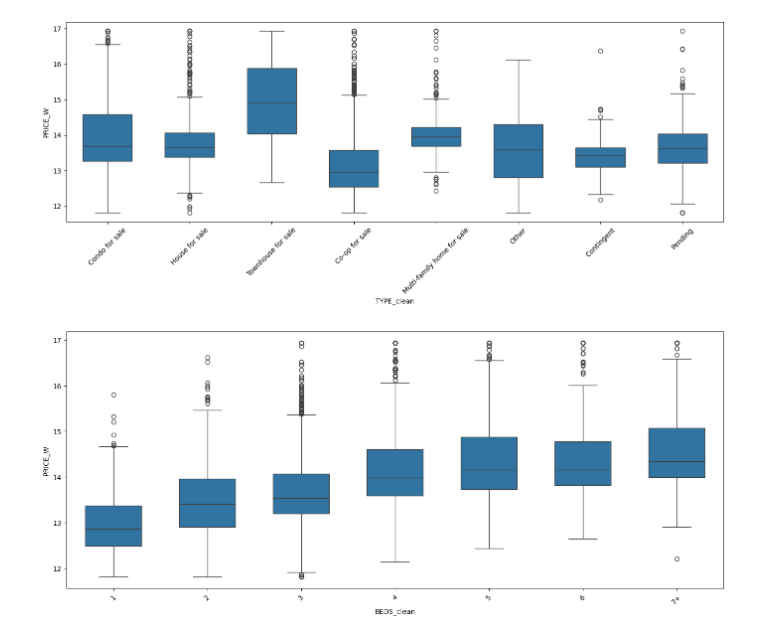
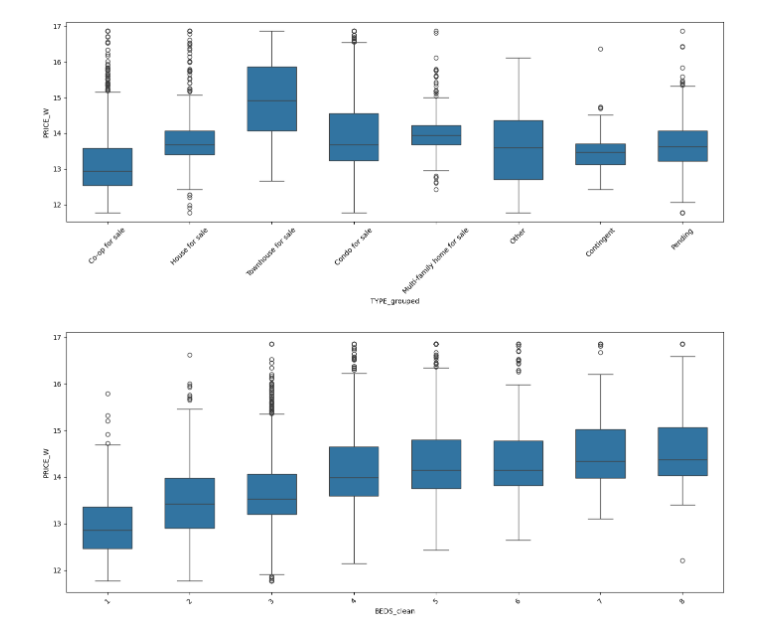
Before and after one commit to zoe-heart/house-price-prediction, a Jupyter notebook: house_price_analysis.ipynb, the cells around one changed output. Drawn from its saved outputs; the diff is of its cells as text; code cells hidden in the pictures.

```diff
--- a/house_price_analysis.ipynb
+++ b/house_price_analysis.ipynb
@@ -174,0 +170,3 @@ api_key = os.getenv("GOOGLE_API_KEY")
+# %%
+df = pd.read_csv('final_house_prices_v2_cleaning_only.csv').drop(columns=['Unnamed: 0','LATITUDE','LONGITUDE','PRICE'])
+train_df, test_df = train_test_split(df, test_size=0.2, random_state=42)
@@ -175,3 +222,19 @@ api_key = os.getenv("GOOGLE_API_KEY")
 # %%
-df = pd.read_csv('final_house_prices.csv').drop(columns=['Unnamed: 0','LATITUDE','LONGITUDE','PRICE'])
-df
+# clean features
+
+# group uncommon house type values as Other
+counts = train_df["TYPE"].value_counts()
+rare = counts[counts < 50].index
+train_df['TYPE_grouped'] = train_df['TYPE'].replace(rare, 'Other')
+test_df['TYPE_grouped'] = test_df['TYPE'].replace(rare, 'Other')
+
+# clip number of beds and baths by 0.975 outlier cutoff point
+train_df['BATH_clean'] = train_df['BATH_clean'].clip(upper=6)
+test_df['BATH_clean'] = test_df['BATH_clean'].clip(upper=6)
+train_df['BEDS_clean'] = train_df['BEDS'].clip(upper=8)
+test_df['BEDS_clean']  = test_df['BEDS'].clip(upper=8)
+
+# group uncommon sublocality value as Other
+top = train_df["sublocality"].value_counts().nlargest(25).index
+train_df["sublocality_grouped"] = train_df["sublocality"].where(train_df["sublocality"].isin(top), "Other")
+test_df["sublocality_grouped"] = test_df["sublocality"].where(test_df["sublocality"].isin(top), "Other")
@@ -303,24 +302,18 @@ df["administrative_area_enc"] = df["administrative_area_enc"].fillna(
 # %%
+# value spread of house types
 plt.figure(figsize=(14,6))
-sns.boxplot(x='TYPE_clean', y='PRICE_W', data=df, width=0.6)
+sns.boxplot(x='TYPE_grouped', y='PRICE_W', data=train_df, width=0.6)
 plt.xticks(rotation=45)
 plt.tight_layout()
 # %% [output]
-[figure, old version]
+[figure, new version]
 # %%
-order = (
-    df.loc[df['BEDS_clean'] != '7+', 'BEDS_clean']
-    .astype(int)
-    .sort_values()
-    .unique()
-    .tolist()
-    + ['7+']
-)
+# value spread of number of beds
 
 plt.figure(figsize=(14,6))
-sns.boxplot(x='BEDS_clean', y='PRICE_W', data=df, width=0.6, order=order)
+sns.boxplot(x='BEDS_clean', y='PRICE_W', data=train_df, width=0.6)
 plt.xticks(rotation=45)
 plt.tight_layout()
 # %% [output]
-[figure, old version]
+[figure, new version]
 # %%
```
Also changed, not shown: parts of 46 cells of this notebook, 1 other file.
